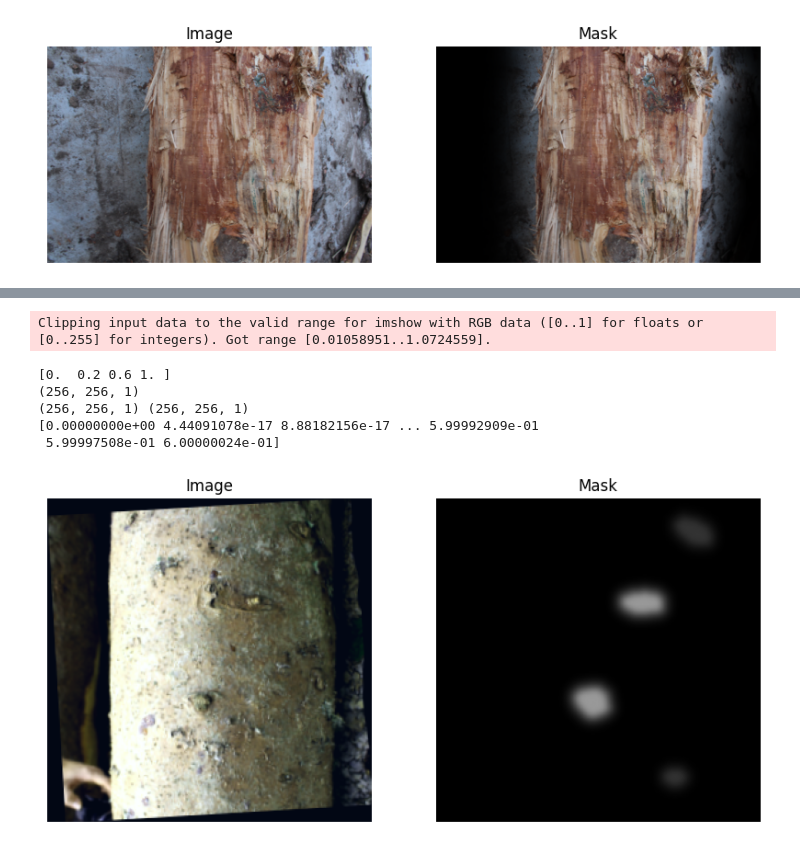
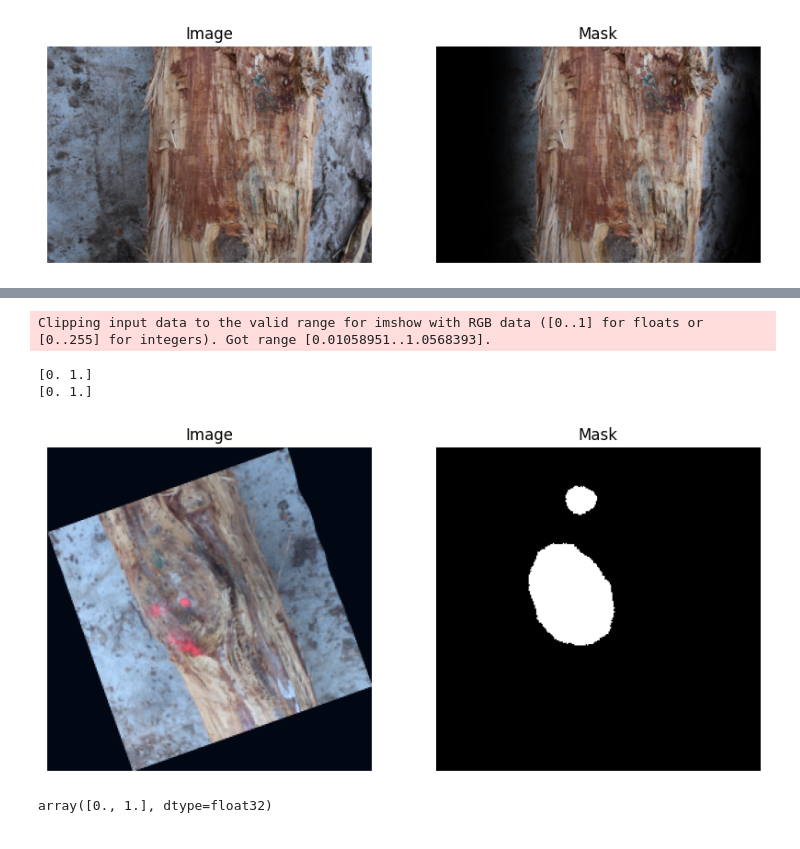
Before and after one commit to AllIAskOfYou/woodknots, a Jupyter notebook: scripts/vignette.ipynb, the cells around one changed output, grey strips where cells are left out. Cells and saved outputs as stored; diff of their text form; code cells hidden in the pictures.

```diff
--- a/scripts/vignette.ipynb
+++ b/scripts/vignette.ipynb
@@ -92,18 +92,42 @@ from mltools.seg.dataset import SegDataset
 from mltools import PROCESSED_DIR
 from pathlib import Path
 from mltools.seg.schema.root import ClassGroupConfig
+from mltools.seg.transform import INFERENCE_TRANSFORM
+import torch
 
 class_groups = [
     ClassGroupConfig(value=1.0, classes=[1.0]),
     ClassGroupConfig(value=0.6, classes=[0.2, 0.6]),
 ]
 class_groups = None
+class_groups = cfg.class_groups
 
 dataset = SegDataset(
-    Path(PROCESSED_DIR) / "knots_Min256", cache_amount=0, class_groups=class_groups
+    Path(PROCESSED_DIR) / "knots_Min256_vignette",
+    cache_amount=0,
+    class_groups=class_groups,
 )
-for i in range(350, 352):
+# load the best model stored in the experiments directory
+model_path = Path(
+    "../experiments/2026-03-17/23-38-43/checkpoints/best-model-epoch=54-val_dice=0.7028.ckpt"
+)
+print(f"Loading model from {model_path}")
+from mltools.seg.module.seg_module import SegModule
+
+model = SegModule.load_from_checkpoint(model_path, weights_only=False)
+model.eval()
+for i in range(350, 354):
     image, mask = dataset[i]
     # vignette = apply_vignette(image, (mask * 255).astype(np.uint8), amount=0.8)
-    show_case(image, mask)
+    out = INFERENCE_TRANSFORM(image=image)
+    inp_image = (
+        out["image"].unsqueeze(0).to(next(model.parameters()).device)
+    )  # Add batch dimension
+    # resize to 256x256
+    output = (
+        model(inp_image).squeeze(0).detach().cpu().numpy().transpose(1, 2, 0)
+    )  # Get the probability of the positive class
+    print(output.max(), output.min())
+    # image = (image * (output>0.3)).astype(np.uint8)
+    show_case(image, output)
 # %% [output]
@@ -147,21 +152,21 @@ plt.show()
 # %%
 import numpy as np
 
-cfg.augmentation.mask_vignette_amount = 0.95
-image, mask = dataset[344]
+image, mask = dataset[341]
 print(np.unique(mask))
 out_image, out_mask = apply_augmentation(image, mask, cfg.augmentation)
 out_image = np.transpose(out_image, (1, 2, 0))  # CHW to HWC
 out_mask = np.transpose(out_mask, (1, 2, 0))  # CHW to HWC
 print(np.unique(out_mask))
 # unnormalize imagenet image for visualization
 out_image = (out_image * 0.224) + 0.485
 show_case(out_image, out_mask)
 # %% [output]
-Clipping input data to the valid range for imshow with RGB data ([0..1] for floats or [0..255] for integers). Got range [0.01058951..1.0724559].
+Clipping input data to the valid range for imshow with RGB data ([0..1] for floats or [0..255] for integers). Got range [0.01058951..1.0568393].
-[0.  0.2 0.6 1. ]
-(256, 256, 1)
-(256, 256, 1) (256, 256, 1)
-[0.00000000e+00 4.44091078e-17 8.88182156e-17 ... 5.99992909e-01
- 5.99997508e-01 6.00000024e-01]
+[0. 1.]
+[0. 1.]
-[figure, old version]
+[figure, new version]
+# %%
+np.unique(out_mask)
+# %% [output]
+array([0., 1.], dtype=float32)
```
Also changed, not shown: parts of 2 cells of this notebook, 24 other files.
